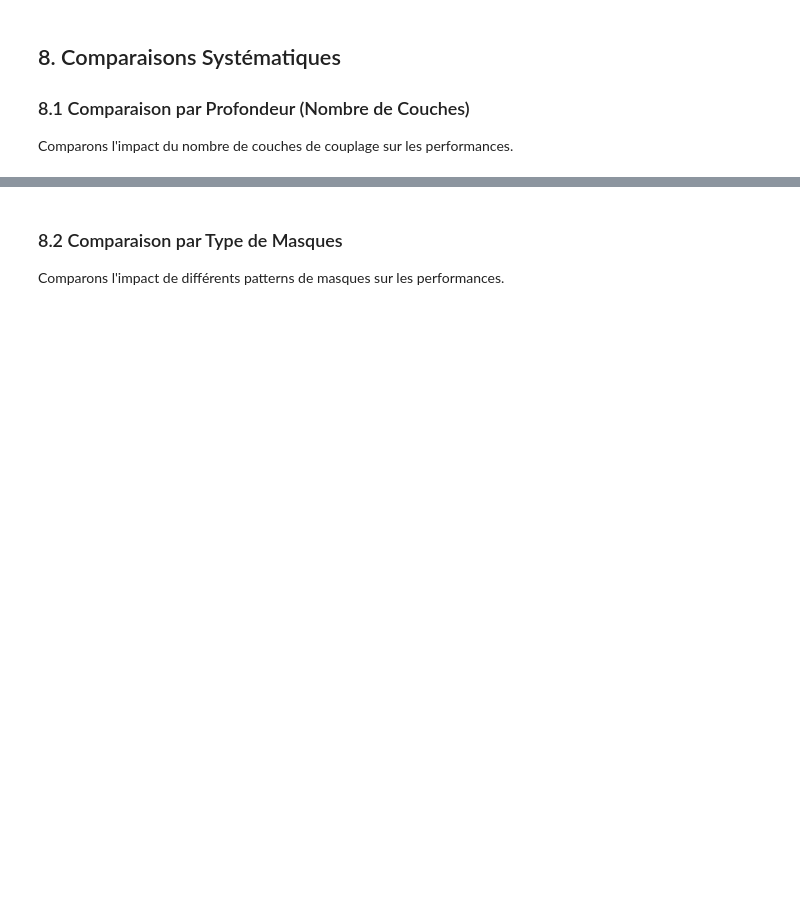
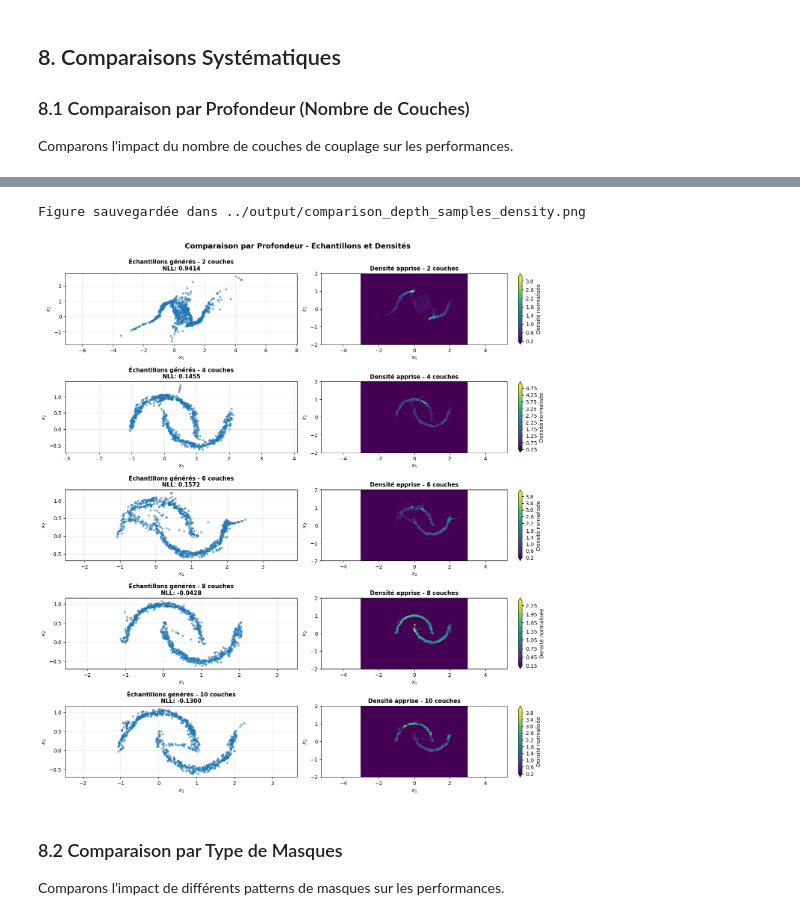
Before and after one commit to Robin1511/GENAI-2026, a Jupyter notebook: notebooks/RealNVP_Tutorial.ipynb, the cells around one changed output, grey strips where cells are left out. Cells and saved outputs as stored; diff of their text form; code cells hidden in the pictures; blank space fills up the shorter version.

```diff
--- a/notebooks/RealNVP_Tutorial.ipynb
+++ b/notebooks/RealNVP_Tutorial.ipynb
@@ -578,4 +562,54 @@ Profondeur   NLL Final       Amélioration
 ============================================================
+# %%
+
+os.makedirs("../output", exist_ok=True)
+
+fig, axes = plt.subplots(len(depths), 2, figsize=(14, 3*len(depths)))
+
+for idx, depth in enumerate(depths):
+    model = results_depth[depth]['model']
+    trainer = results_depth[depth]['trainer']
+
+    samples = trainer.sample(n_samples=1000).detach().cpu().numpy()
+    axes[idx, 0].scatter(samples[:, 0], samples[:, 1], alpha=0.5, s=10)
+    axes[idx, 0].set_title(f'Échantillons générés - {depth} couches\nNLL: {results_depth[depth]["final_nll"]:.4f}',
+                           fontsize=11, fontweight='bold')
+    axes[idx, 0].set_xlabel('$x_1$')
+    axes[idx, 0].set_ylabel('$x_2$')
+    axes[idx, 0].grid(True, alpha=0.3)
+    axes[idx, 0].set_xlim(-3, 3)
+    axes[idx, 0].set_ylim(-2, 2)
+    axes[idx, 0].axis('equal')
+
+    X_grid, Y_grid, density = compute_density_grid(
+        model,
+        xlim=(-3, 3),
+        ylim=(-2, 2),
+        resolution=100
+    )
+
+    contour = axes[idx, 1].contourf(
+        X_grid, Y_grid, density,
+        levels=20,
+        cmap='viridis',
+        extend='both'
+    )
+    axes[idx, 1].set_title(f'Densité apprise - {depth} couches',
+                           fontsize=11, fontweight='bold')
+    axes[idx, 1].set_xlabel('$x_1$')
+    axes[idx, 1].set_ylabel('$x_2$')
+    axes[idx, 1].axis('equal')
+    plt.colorbar(contour, ax=axes[idx, 1], label='Densité normalisée')
+
+plt.suptitle('Comparaison par Profondeur - Échantillons et Densités',
+             fontsize=14, fontweight='bold', y=0.995)
+plt.tight_layout()
+plt.savefig("../output/comparison_depth_samples_density.png", dpi=150, bbox_inches='tight')
+print("Figure sauvegardée dans ../output/comparison_depth_samples_density.png")
+plt.show()
+# %% [output]
+Figure sauvegardée dans ../output/comparison_depth_samples_density.png
+[figure, added]
 # %% [markdown]
 ### 8.2 Comparaison par Type de Masques
 
```
Also changed, not shown: parts of 14 cells of this notebook, 9 other files.
